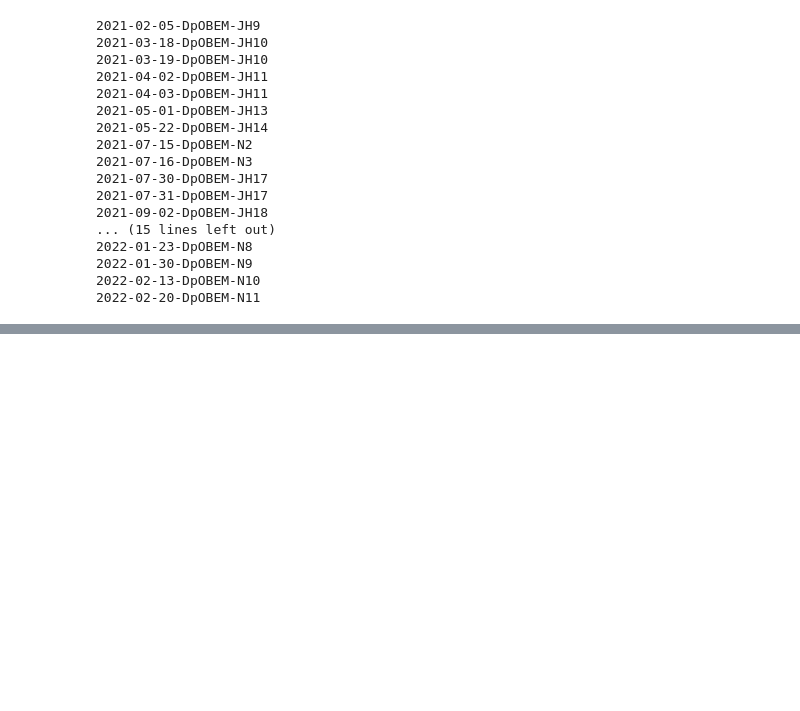
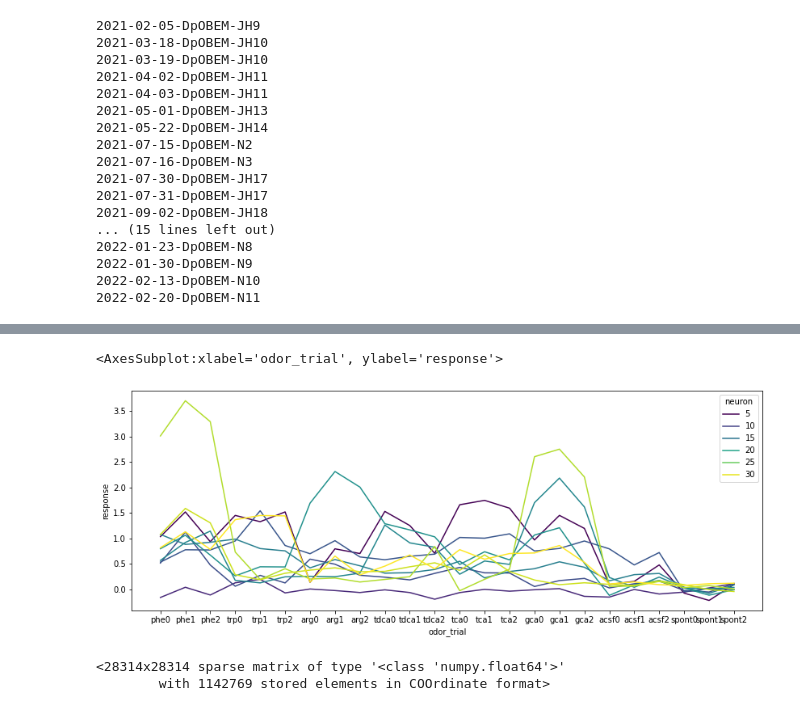
Before and after one commit to aloejhb/catrace, a Jupyter notebook: notebooks/tuning_curve_OB.ipynb, the cells around one changed output, grey strips where cells are left out. Cells and saved outputs as stored; diff of their text form; code cells hidden in the pictures; blank space fills up the shorter version.

```diff
--- a/notebooks/tuning_curve_OB.ipynb
+++ b/notebooks/tuning_curve_OB.ipynb
@@ -271,0 +222,13 @@ fig = caroi.plot_meta_stack(mstack, cluster_cmap, title=stack_name)
+# %%
+# plot some example tuning curves
+tmpdf = all_response.iloc[:,:10]
+tmpdf.columns = tmpdf.columns.droplevel(level=['fish_id', 'cond', 'plane'])
+tmpdf = tmpdf.reset_index().melt(id_vars=['odor', 'trial'], value_name='response')
+tmpdf['odor_trial'] = tmpdf['odor']+tmpdf['trial'].astype(str)
+tmpdf
+fig, ax = plt.subplots(figsize=(14,5))
+sns.lineplot(data=tmpdf, x='odor_trial', y='response', hue='neuron',
+             ax=ax, palette='viridis')
+# %% [output]
+<AxesSubplot:xlabel='odor_trial', ylabel='response'>
+[figure, added]
@@ -271,0 +238,5 @@ fig = caroi.plot_meta_stack(mstack, cluster_cmap, title=stack_name)
+# %%
+graph
+# %% [output]
+<28314x28314 sparse matrix of type '<class 'numpy.float64'>'
+        with 1142769 stored elements in COOrdinate format>
```
Also changed, not shown: parts of 16 cells of this notebook, 4 other files.
